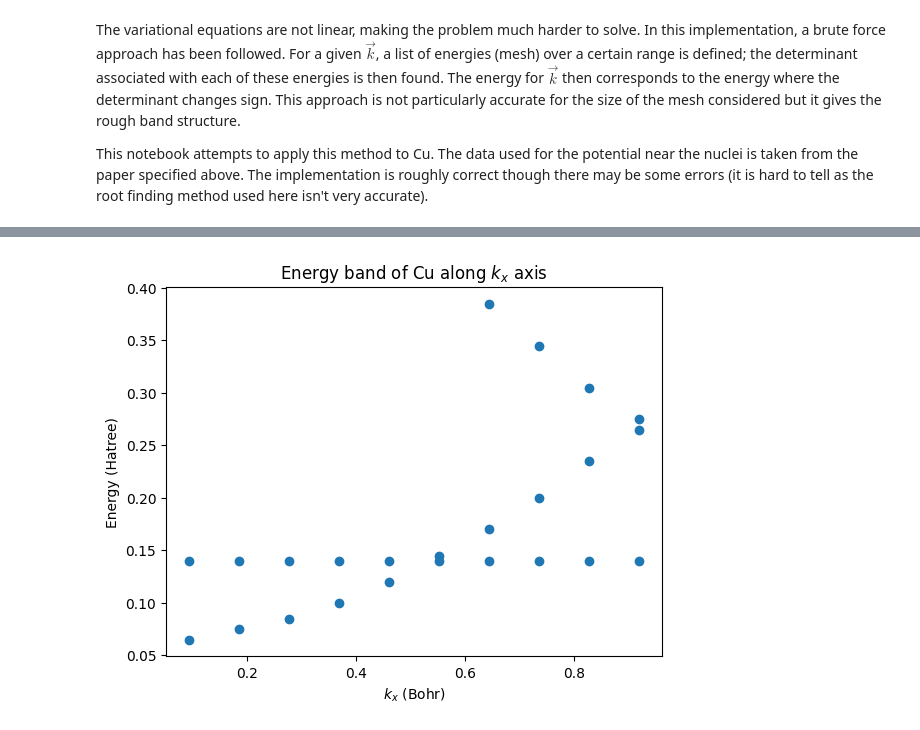
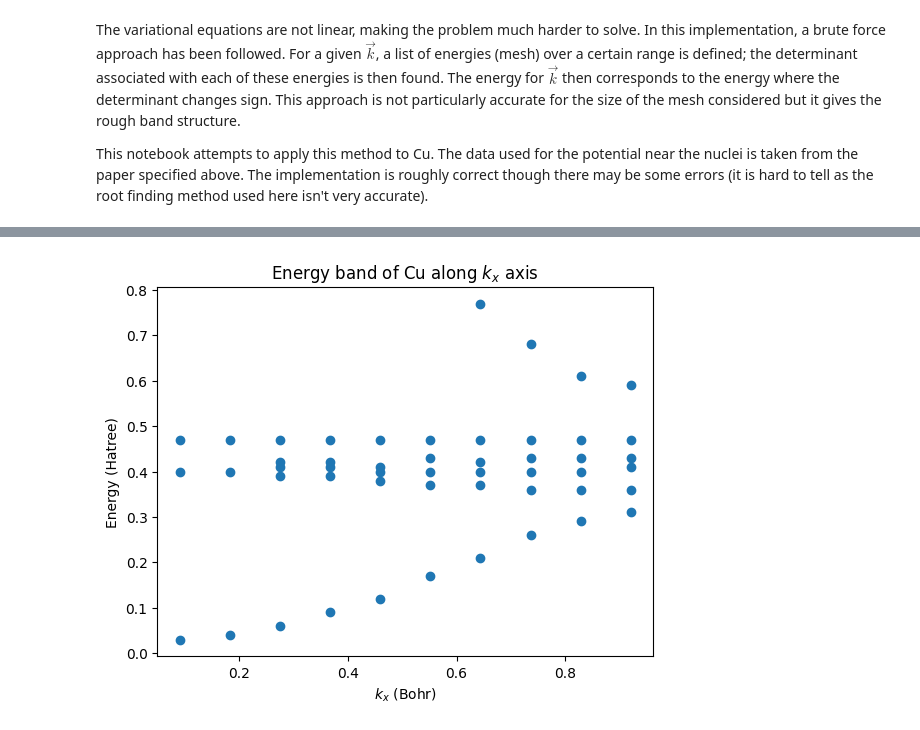
Before and after one commit to Williame33445/physics-projects, a Jupyter notebook: periodic-solids/Cu-via-APW.ipynb, the cells around one changed output, grey strips where cells are left out. Drawn from its saved outputs; the diff is of its cells as text; code cells hidden in the pictures.

```diff
--- a/periodic-solids/Cu-via-APW.ipynb
+++ b/periodic-solids/Cu-via-APW.ipynb
@@ -37,7 +37,7 @@ Ks =[l*b1 + m*b2 + n*b3 for l in range(-nLim,nLim+1) for m in range(-nLim,nLim+1
 # %%
 #data for potential
 
-rsAll = np.linspace(0,1,num=10**4)
+rsAll = np.linspace(0,2,num=10**3)
 h = rsAll[1] - rsAll[0]
 h2 = h**2
 h12 = h2/12
@@ -46,6 +46,15 @@ def V(r):
     term1 = 29.*np.exp(-2.3151241717834*(r**0.81266614122432) + (2.1984250222603E-2)*(r**4.2246376280056))
     term2 = -0.15595606773483*r - (3.1350051440417E-3)*r**2 + (5.1895222293006E-2)*r**3 - (2.8027608685637E-2)*r**4
     return -(term1 + term2)/r
+
+def f(r,l):
+    if r == 0:
+        return 0
+    return l*(l+1)/r**2 + 2*V(r) #-2E
+
+F = np.empty([l_max,len(rsAll)])
+for l in range(l_max):
+    F[l] = np.vectorize(lambda r: f(r,l))(rsAll)
 # %%
 #generate A
 O = np.empty([len(Ks),len(Ks)])
@@ -53,37 +62,34 @@ for i,K_i in enumerate(Ks):
     for j,K_j in enumerate(Ks):
         kDiff = np.linalg.norm(K_i-K_j)
         if kDiff == 0:
-            O[i,j] = 1 - 4*np.pi*(rsAll[-2]**3)/(3*vol)
+            O[i,j] = 1 - 4*np.pi*(rsAll[-1]**3)/(3*vol)
         else:
-            O[i,j] = -4*np.pi*(rsAll[-2]**2)*sp.spherical_jn(1,kDiff*rsAll[-2])/(vol*kDiff)
+            O[i,j] = -4*np.pi*(rsAll[-1]**2)*sp.spherical_jn(1,kDiff*rsAll[-1])/(vol*kDiff)
 # %%
 #code for solution to the muffin part
 
 def getRatio(l,E):
-    def f(r):
-        if r == 0:
-            return 0
-        return l*(l+1)/r**2 + 2*(V(r) - E)
+    Fl = F[l] - 2*E
 
     us = np.empty(len(rsAll))
     us[0] = 0
     us[1] = (1-29*rsAll[1]/(l+1))*rsAll[1]**(l+1)
 
-    fn = f(rsAll[1])
+    fn = Fl[1]
     w0 = 0
     w1 = (1 - h12*fn)*us[1]
 
     for n in range(1,len(rsAll)-1):
         w2 = 2*w1 - w0 + h2*us[n]*fn
-        fn1 = f(rsAll[n+1])
+        fn1 = Fl[n+1]
         us[n+1] = w2/(1 - h12*fn1)
         w0 = w1
         w1 = w2
         fn = fn1
 
     #taken from: https://www.physics.rutgers.edu/grad/509/src_DFT/APW/apw.cc
-    v1 = f(rsAll[-1])*us[-1]
-    v0 = f(rsAll[-2])*us[-2]
+    v1 = fn1*us[-1]
+    v0 = fn*us[-2]
     dudr  = (us[-1]-us[-2])/h + 0.125*h*(3*v1+v0)
 
     return dudr/us[-1] -  1/rsAll[-1]
@@ -105,14 +111,12 @@ def findDet(k,E):
         for j in range(i+1):
             qiM = np.linalg.norm(qs[i])
             qjM = np.linalg.norm(qs[j])
-            if qiM == 0 or qjM == 0:
-                qDotij = 1
-            else:
-                qDotij = np.dot(qs[i],qs[j])
-            H[i,j] = 0.5*qDotij*O[i,j]
+            dotij = np.dot(qs[i],qs[j])
+            cosij = dotij/(qiM*qjM) if qiM*qjM != 0 else 1
+            H[i,j] = 0.5*dotij*O[i,j]
             for l in range(l_max):
-                deltaD = C[l] - qjM*sp.spherical_jn(l,qjM*rsAll[-2],derivative=True)/sp.spherical_jn(l,qjM*rsAll[-2])
-                H[i,j] += 2*np.pi*(rsAll[-2]**2)*(2*l + 1)*sp.spherical_jn(l,qjM*rsAll[-2])*sp.spherical_jn(l,qiM*rsAll[-2])*sp.eval_legendre(l,qDotij/(qiM*qjM))*deltaD/vol
+                deltaD = C[l] - sp.spherical_jn(l,qjM*rsAll[-1],derivative=True)/sp.spherical_jn(l,qjM*rsAll[-1])
+                H[i,j] += 2*np.pi*(rsAll[-1]**2)*(2*l + 1)*sp.spherical_jn(l,qjM*rsAll[-1])*sp.spherical_jn(l,qiM*rsAll[-1])*sp.eval_legendre(l,cosij)*deltaD/vol
             H[j,i] = H[i,j]
 
 
@@ -154,10 +166,10 @@ Es = list(map(lambda i: EMesh[i], indexs))
 # %%
 #Graphs
 kx = list(map(lambda k: k[0],kLst))
-plt.scatter(kx,np.array(Es)/2)
+plt.scatter(kx,np.array(Es))
 plt.title(r"Energy band of Cu along $k_x$ axis")
 plt.xlabel(r"$k_x$ (Bohr)")
 plt.ylabel("Energy (Hatree)")
 plt.show()
 # %% [output]
-[figure, old version]
+[figure, new version]
```
Also changed, not shown: parts of 2 cells of this notebook, 1 other file.
